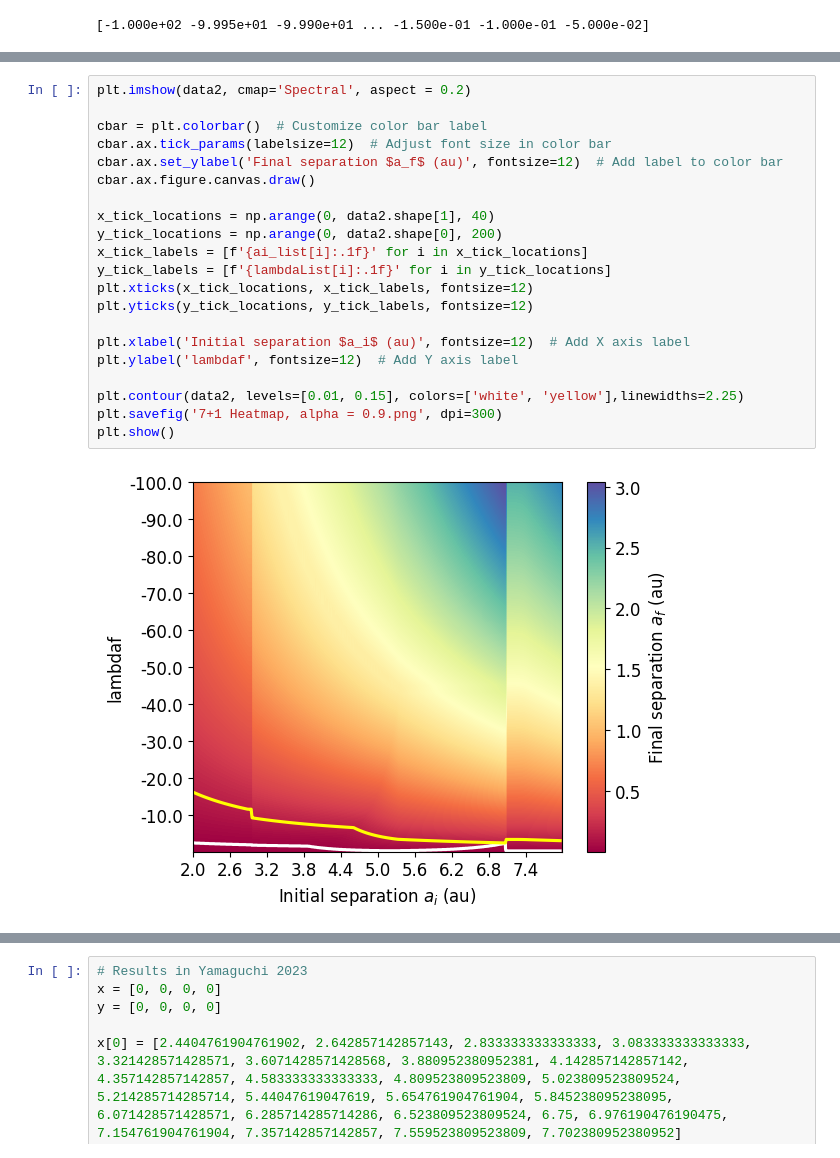
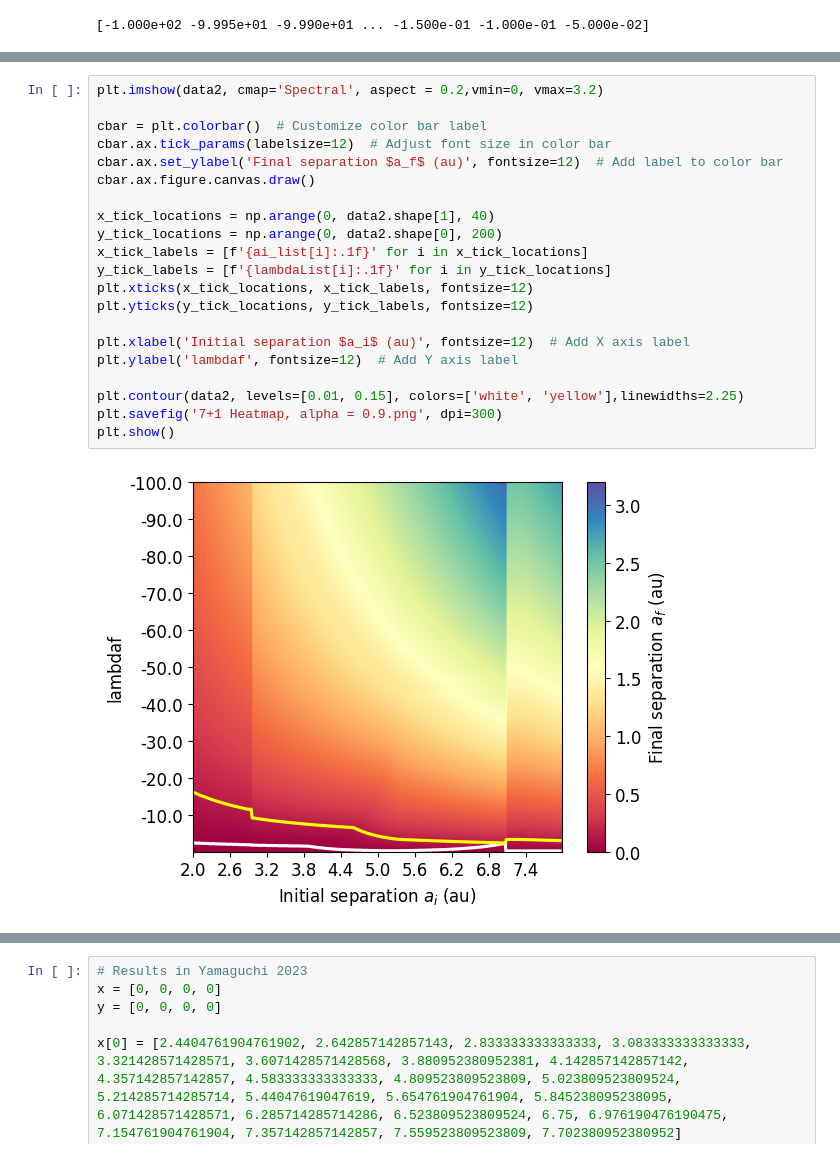
Before and after one commit to RunqiuYe/binary-evolution, a Jupyter notebook: lambda fitting/05:31 final results/yamaguchi 7+1 results.ipynb, the cells around one changed output, grey strips where cells are left out. Cells and saved outputs as stored; diff of their text form.

```diff
--- a/lambda fitting/05:31 final results/yamaguchi 7+1 results.ipynb
+++ b/lambda fitting/05:31 final results/yamaguchi 7+1 results.ipynb
@@ -141,24 +141,24 @@ plt.show()
 # %%
-plt.imshow(data2, cmap='Spectral', aspect = 0.2)
+plt.imshow(data2, cmap='Spectral', aspect = 0.2,vmin=0, vmax=3.2)
 
 cbar = plt.colorbar()  # Customize color bar label
 cbar.ax.tick_params(labelsize=12)  # Adjust font size in color bar
 cbar.ax.set_ylabel('Final separation $a_f$ (au)', fontsize=12)  # Add label to color bar
 cbar.ax.figure.canvas.draw()
 
 x_tick_locations = np.arange(0, data2.shape[1], 40)
 y_tick_locations = np.arange(0, data2.shape[0], 200)
 x_tick_labels = [f'{ai_list[i]:.1f}' for i in x_tick_locations]
 y_tick_labels = [f'{lambdaList[i]:.1f}' for i in y_tick_locations]
 plt.xticks(x_tick_locations, x_tick_labels, fontsize=12)
 plt.yticks(y_tick_locations, y_tick_labels, fontsize=12)
 
 plt.xlabel('Initial separation $a_i$ (au)', fontsize=12)  # Add X axis label
 plt.ylabel('lambdaf', fontsize=12)  # Add Y axis label
 
 plt.contour(data2, levels=[0.01, 0.15], colors=['white', 'yellow'],linewidths=2.25)
 plt.savefig('7+1 Heatmap, alpha = 0.9.png', dpi=300)
 plt.show()
 # %% [output]
-[figure, old version]
+[figure, new version]
 # %%
```
Also changed, not shown: parts of 3 cells of this notebook, 20 other files.
